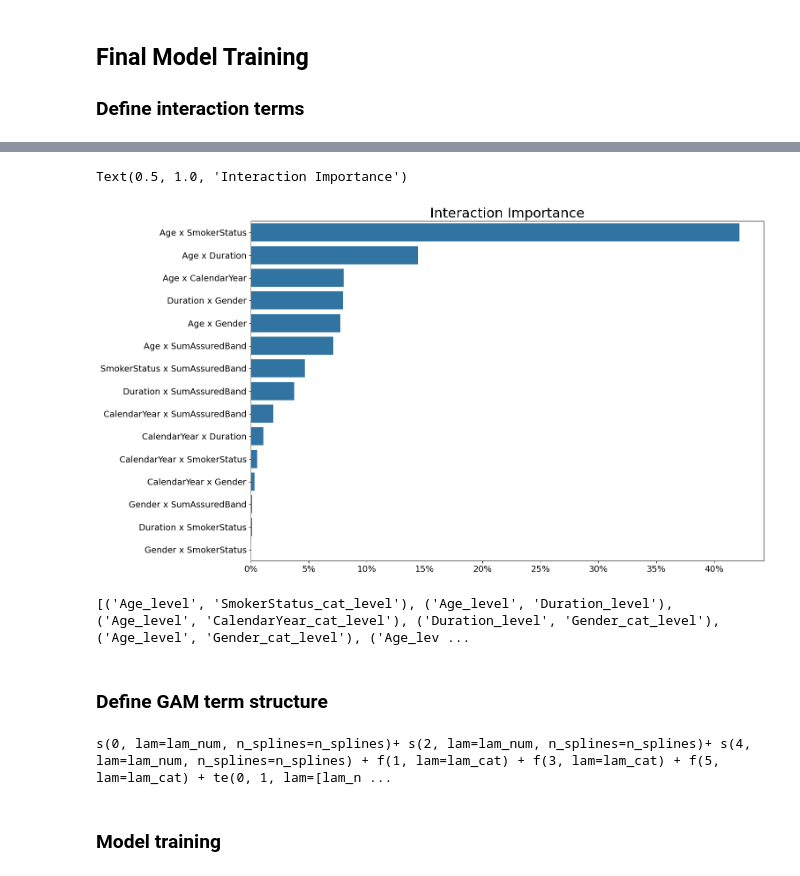
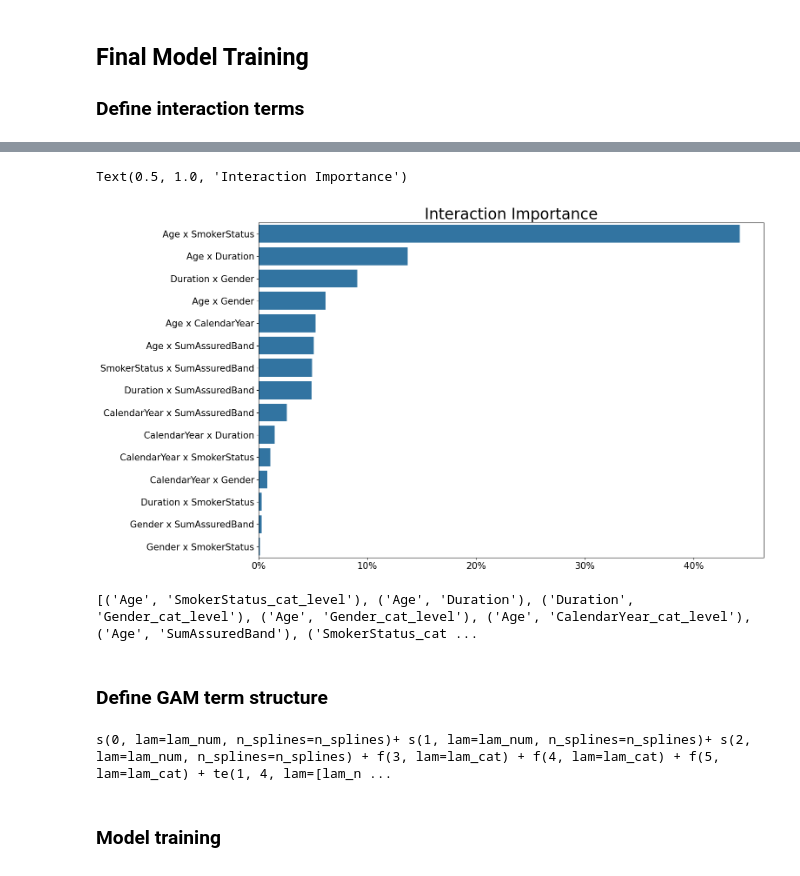
Before and after one commit to ckjackytam/ifoa-ds-health-care-wp, a Jupyter notebook: Python/build-better-base-gam/06 - Final Model with Interaction.ipynb, the cells around one changed output, grey strips where cells are left out. Drawn from its saved outputs; the diff is of its cells as text; code cells hidden in the pictures.

```diff
--- a/Python/build-better-base-gam/06 - Final Model with Interaction.ipynb
+++ b/Python/build-better-base-gam/06 - Final Model with Interaction.ipynb
@@ -76,9 +79,9 @@ print(os.listdir(dir_output))
 # %% [markdown]
 ### Set Variables
 # %%
-tick_fontsize = 14
-label_fontsize = 18
-title_fontsize = 22
+title_fontsize = 25
+label_fontsize = 20
+ticker_fontsize = 15
 # %% [markdown]
 ## Create Modelling Data
 ### Load in the pruning progress
@@ -305,40 +259,70 @@ interaction_imp.head(5)
+# %%
+###########################################################################
+###########################################################################
+
+interaction_tab = "Inter_Imp_GBM"
+
+###########################################################################
+###########################################################################
+
+interaction_imp = pd.read_excel(
+    f"{modelling_log_05}", interaction_tab
+)
+interaction_imp["Feature1"] = (
+    interaction_imp["Feature_List"].str.split(" x ").str[0]
+)
+interaction_imp["Feature1"] = interaction_imp["Feature1"].apply(
+    lambda x: x if x in num_feat else x + "_cat_level"
+)
+interaction_imp["Feature2"] = (
+    interaction_imp["Feature_List"].str.split(" x ").str[1]
+)
+interaction_imp["Feature2"] = interaction_imp["Feature2"].apply(
+    lambda x: x if x in num_feat else x + "_cat_level"
+)
+interaction_imp["Feature_List1"] = interaction_imp.apply(
+    lambda x: (x.Feature1, x.Feature2), axis=1
+)
+interaction_imp["Feature_List2"] = interaction_imp["Feature_List1"].apply(
+    lambda x: " x ".join(x)
+)
 # %%
 plt.rcParams["figure.figsize"] = (15, 10)
 plt.rcParams["axes.edgecolor"] = "black"
 
 fig, ax = plt.subplots(1)
 
 sns.barplot(
     data=interaction_imp,
     y="Feature_List",
     x="Gain_Norm",
     color="tab:blue",
     ax=ax,
 )
 
 # Do some formating in the x and y axes to make them easier to read
 xticker = ax.get_xticks()
 xlabel = [f'{x:,.0%}' for x in xticker]
-ax.set_xticklabels(xlabel, fontsize=tick_fontsize)
+ax.set_xticklabels(xlabel, fontsize=ticker_fontsize)
 
 ylabel = interaction_imp["Feature_List"]
-ax.set_yticklabels(ylabel, fontsize=tick_fontsize)
+ax.set_yticklabels(ylabel, fontsize=ticker_fontsize)
 
 ax.set_facecolor("white")
 
 ax.set_xlabel("")
 ax.set_ylabel("")
 
 ax.set_title("Interaction Importance", fontsize=title_fontsize)
 # %% [output]
 Text(0.5, 1.0, 'Interaction Importance')
-[figure, old version]
+[figure, new version]
 # %%
 ############################################
 ############################################
 
 # Define number of interaction terms included
-num_inter = 5
+num_inter = 8
 
 ############################################
 ############################################
@@ -346,18 +330,18 @@ num_inter = 5
 interaction_list = list(interaction_imp.loc[:num_inter, "Feature_List1"])
 print(interaction_list)
 # %% [output]
-[('Age_level', 'SmokerStatus_cat_level'), ('Age_level', 'Duration_level'), ('Age_level', 'CalendarYear_cat_level'), ('Duration_level', 'Gender_cat_level'), ('Age_level', 'Gender_cat_level'), ('Age_lev ...
+[('Age', 'SmokerStatus_cat_level'), ('Age', 'Duration'), ('Duration', 'Gender_cat_level'), ('Age', 'Gender_cat_level'), ('Age', 'CalendarYear_cat_level'), ('Age', 'SumAssuredBand'), ('SmokerStatus_cat ...
 # %% [markdown]
 ### Define GAM term structure
 # %%
 term_string, num_feat_map, cat_feat_map, inter_feat_map = (
     training.create_term_structure(
-        num_feat,
-        cat_feat,
+        num_feat_final,
+        cat_feat_final,
         X_train_rs,
         interaction_list
     )
 )
 print(term_string)
 # %% [output]
-s(0, lam=lam_num, n_splines=n_splines)+ s(2, lam=lam_num, n_splines=n_splines)+ s(4, lam=lam_num, n_splines=n_splines) + f(1, lam=lam_cat) + f(3, lam=lam_cat) + f(5, lam=lam_cat) + te(0, 1, lam=[lam_n ...
+s(0, lam=lam_num, n_splines=n_splines)+ s(1, lam=lam_num, n_splines=n_splines)+ s(2, lam=lam_num, n_splines=n_splines) + f(3, lam=lam_cat) + f(4, lam=lam_cat) + f(5, lam=lam_cat) + te(1, 4, lam=[lam_n ...
```
Also changed, not shown: parts of 76 cells of this notebook, 16 other files.
